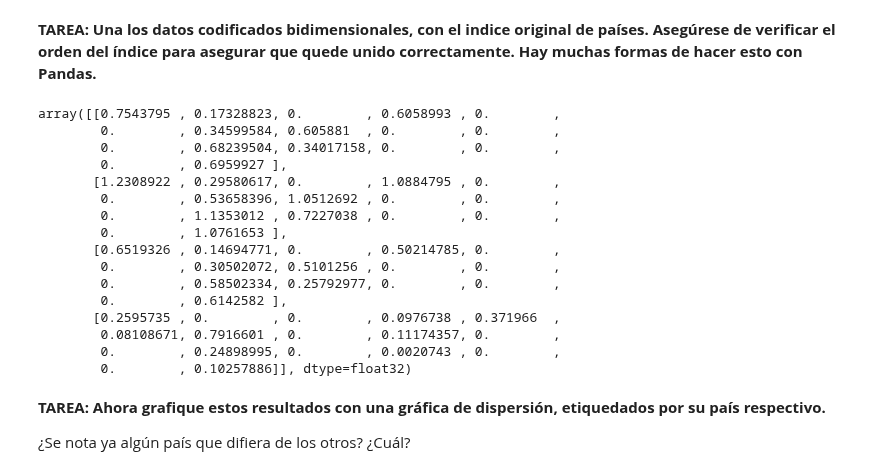
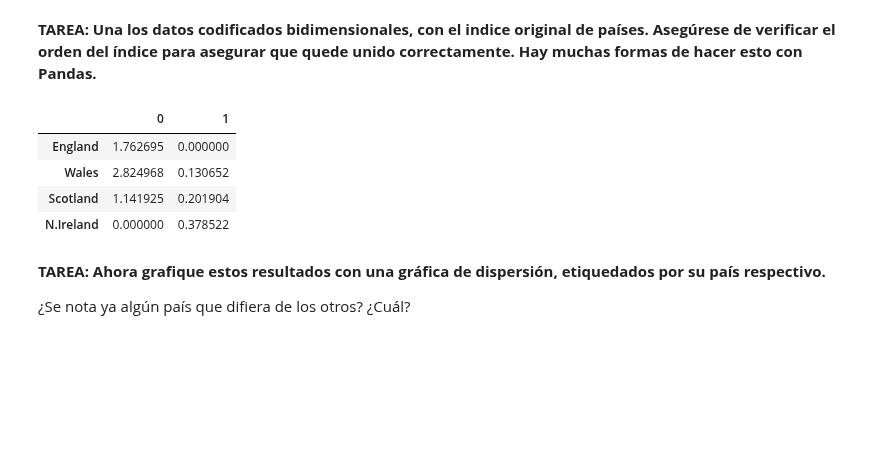
Before and after one commit to ricardoVA999/Lab10-DS, a Jupyter notebook: Lab_10_Autocodifiucadores.ipynb, the cells around one changed output. Cells and saved outputs as stored; diff of their text form; code cells hidden in the pictures; blank space fills up the shorter version.

```diff
--- a/Lab_10_Autocodifiucadores.ipynb
+++ b/Lab_10_Autocodifiucadores.ipynb
@@ -189,22 +190,2 @@ array([[0.       , 1.4421391],
 # %% [markdown]
 **TAREA:  Una los datos codificados bidimensionales, con el indice original de países.  Asegúrese de verificar el orden del índice para asegurar que quede unido correctamente.  Hay muchas formas de hacer esto con Pandas.**
-# %%
-results_auto = autocodificador.predict(df_es)
-results_auto
-# %% [output]
-array([[0.7543795 , 0.17328823, 0.        , 0.6058993 , 0.        ,
-        0.        , 0.34599584, 0.605881  , 0.        , 0.        ,
-        0.        , 0.68239504, 0.34017158, 0.        , 0.        ,
-        0.        , 0.6959927 ],
-       [1.2308922 , 0.29580617, 0.        , 1.0884795 , 0.        ,
-        0.        , 0.53658396, 1.0512692 , 0.        , 0.        ,
-        0.        , 1.1353012 , 0.7227038 , 0.        , 0.        ,
-        0.        , 1.0761653 ],
-       [0.6519326 , 0.14694771, 0.        , 0.50214785, 0.        ,
-        0.        , 0.30502072, 0.5101256 , 0.        , 0.        ,
-        0.        , 0.58502334, 0.25792977, 0.        , 0.        ,
-        0.        , 0.6142582 ],
-       [0.2595735 , 0.        , 0.        , 0.0976738 , 0.371966  ,
-        0.08108671, 0.7916601 , 0.        , 0.11174357, 0.        ,
-        0.        , 0.24898995, 0.        , 0.0020743 , 0.        ,
-        0.        , 0.10257886]], dtype=float32)
@@ -211,3 +194,11 @@ array([[0.7543795 , 0.17328823, 0.        , 0.6058993 , 0.        ,
+# %%
+df_f
+# %% [output]
+|  | 0 | 1 |
+| England | 1.762695 | 0.000000 |
+| Wales | 2.824968 | 0.130652 |
+| Scotland | 1.141925 | 0.201904 |
+| N.Ireland | 0.000000 | 0.378522 |
 # %% [markdown]
 **TAREA:  Ahora grafique estos resultados con una gráfica de dispersión, etiquedados por su país respectivo.**
 
```
Also changed, not shown: parts of 8 cells of this notebook, 1 other file.
